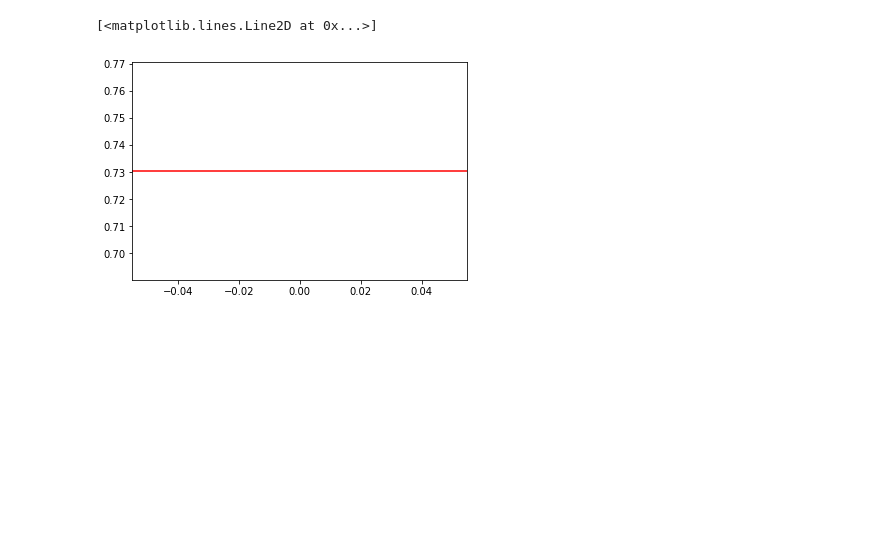
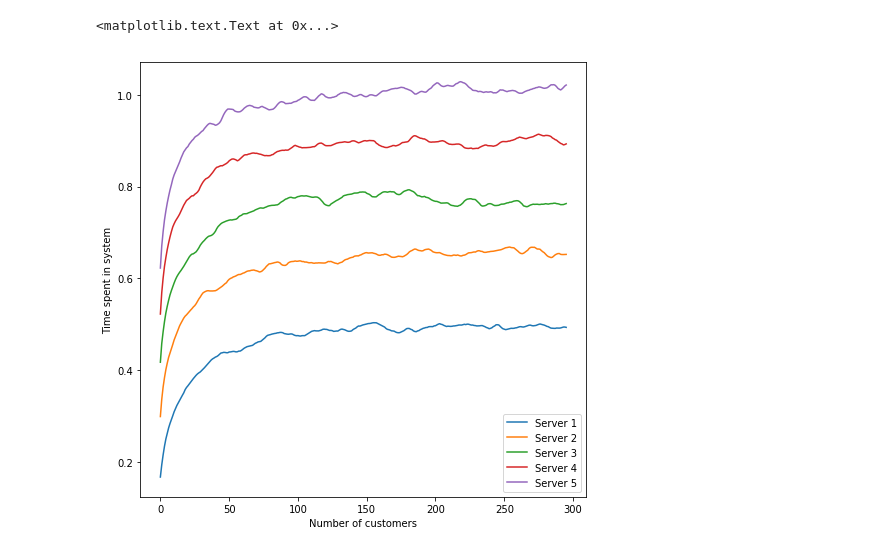
Before and after one commit to Stippos/Simulation, a Jupyter notebook: Viikko2/Warmup.ipynb, the cells around one changed output. Saved outputs shown, nothing was run; the diff lists cells and outputs as text; code cells hidden in the pictures; blank space fills up the shorter version.

```diff
--- a/Viikko2/Warmup.ipynb
+++ b/Viikko2/Warmup.ipynb
@@ -76,9 +78,10 @@ a.shape
 # %%
-iterations = 300
-customers = 200
+iterations = 2000
+customers = 300
+window = 5
 
-server_1 = running_mean(np.mean(simulation(iterations, customers, 1).T, 1), 5)
-server_2 = running_mean(np.mean(simulation(iterations, customers, 2).T, 1), 5)
-server_3 = running_mean(np.mean(simulation(iterations, customers, 3).T, 1), 5)
-server_4 = running_mean(np.mean(simulation(iterations, customers, 4).T, 1), 5)
-server_5 = running_mean(np.mean(simulation(iterations, customers, 5).T ,1), 5)
+server_1 = running_mean(np.mean(simulation(iterations, customers, 1).T, 1), window)
+server_2 = running_mean(np.mean(simulation(iterations, customers, 2).T, 1), window)
+server_3 = running_mean(np.mean(simulation(iterations, customers, 3).T, 1), window)
+server_4 = running_mean(np.mean(simulation(iterations, customers, 4).T, 1), window)
+server_5 = running_mean(np.mean(simulation(iterations, customers, 5).T ,1), window)
@@ -115,6 +88,13 @@ ym = running_mean(ybar, window)
-# %%
-plt.axhline(ybar, c = "red")
-plt.plot(ym)
-# %% [output]
-[<matplotlib.lines.Line2D at 0x...>]
-[figure, removed]
+# %%
+plt.figure(1, (8, 8))
+plt.plot(server_1, label = "Server 1")
+plt.plot(server_2, label = "Server 2")
+plt.plot(server_3, label = "Server 3")
+plt.plot(server_4, label = "Server 4")
+plt.plot(server_5, label = "Server 5")
+plt.legend()
+plt.xlabel("Number of customers")
+plt.ylabel("Time spent in system")
+# %% [output]
+<matplotlib.text.Text at 0x...>
+[figure, added]
```
Also changed, not shown: parts of 8 cells of this notebook.
